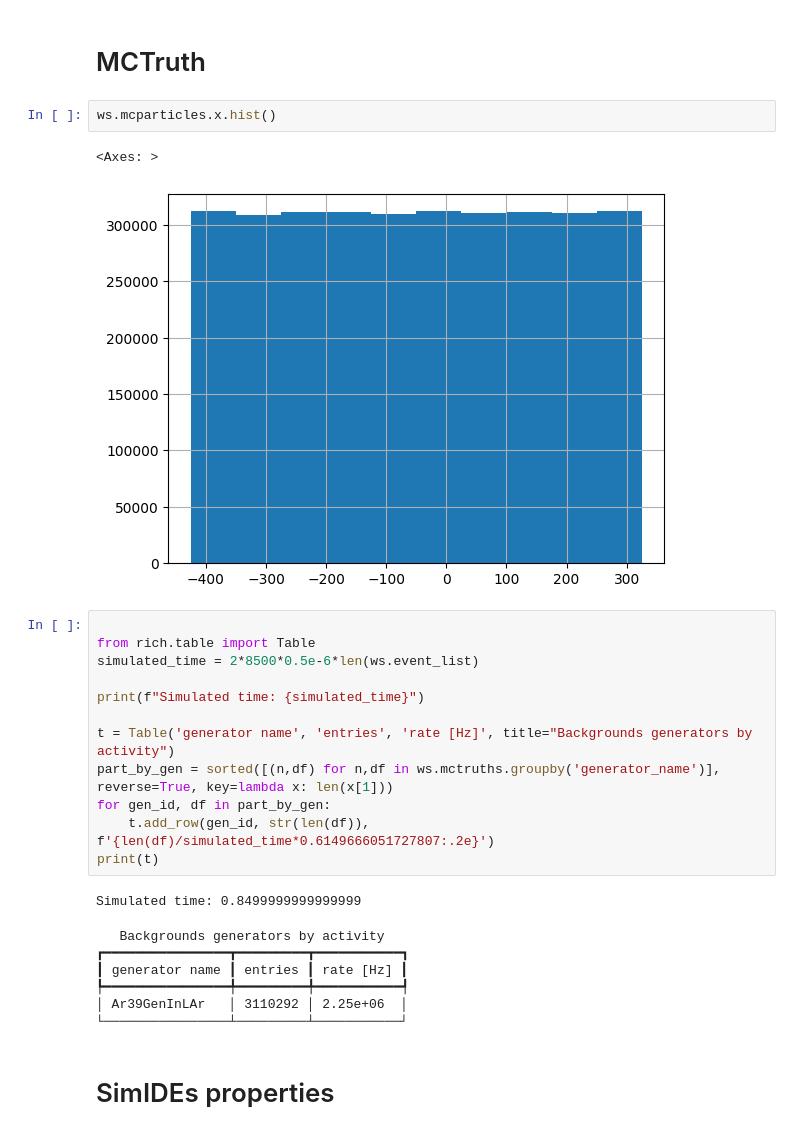
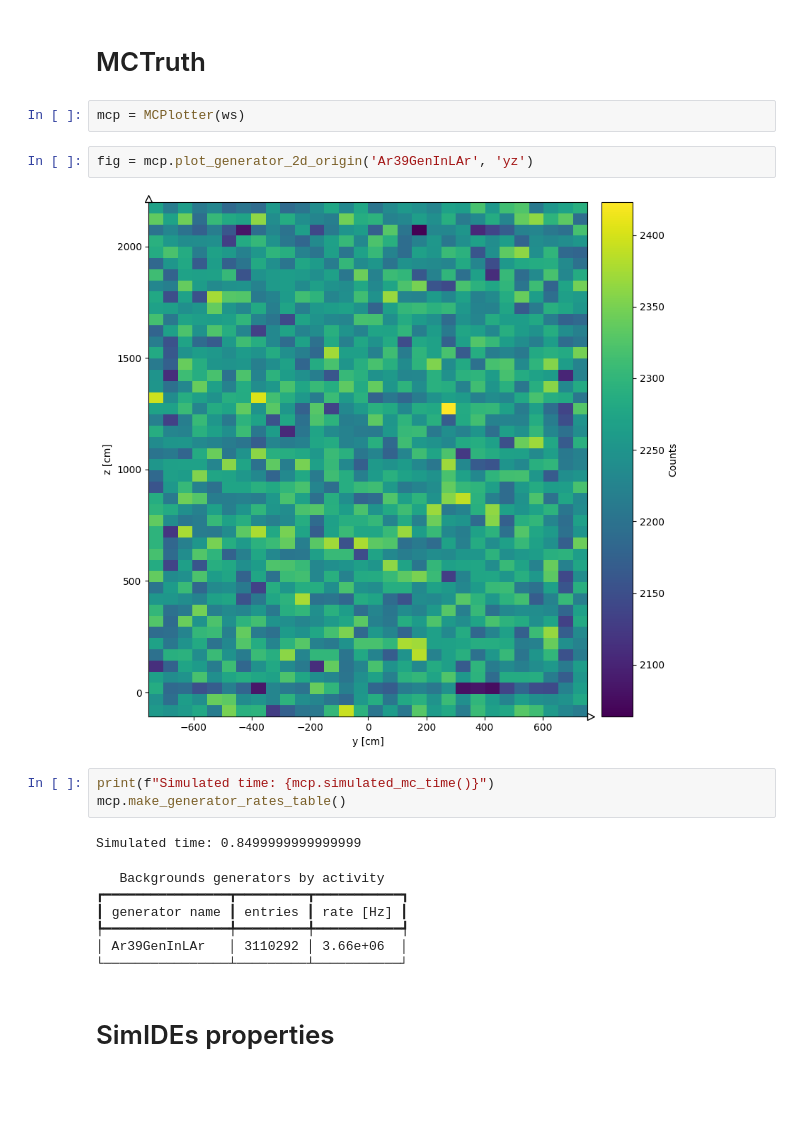
Before and after one commit to alessandrothea/tpvalidator, a Jupyter notebook: notebooks/devel/DetsimDebug_1x8x14.ipynb, the cells around one changed output. Saved outputs shown, nothing was run; the diff lists cells and outputs as text; blank space fills up the shorter version.

```diff
--- a/notebooks/devel/DetsimDebug_1x8x14.ipynb
+++ b/notebooks/devel/DetsimDebug_1x8x14.ipynb
@@ -84,31 +66,23 @@ calculate_trg_obj_rates(ws.tps.query('bt_is_signal==1 & readout_plane_id == 2'))
 2.436508235294118
 # %% [markdown]
 # MCTruth
+# %%
+mcp = MCPlotter(ws)
 # %%
-ws.mcparticles.x.hist()
+fig = mcp.plot_generator_2d_origin('Ar39GenInLAr', 'yz')
 # %% [output]
-<Axes: >
-[figure, old version]
+[figure, new version]
-# %%
-
-from rich.table import Table
-simulated_time = 2*8500*0.5e-6*len(ws.event_list)
-
-print(f"Simulated time: {simulated_time}")
-
-t = Table('generator name', 'entries', 'rate [Hz]', title="Backgrounds generators by activity")
-part_by_gen = sorted([(n,df) for n,df in ws.mctruths.groupby('generator_name')], reverse=True, key=lambda x: len(x[1]))
-for gen_id, df in part_by_gen:
-    t.add_row(gen_id, str(len(df)), f'{len(df)/simulated_time*0.6149666051727807:.2e}')
-print(t)
-# %% [output]
-Simulated time: 0.8499999999999999
-   Backgrounds generators by activity
-┏━━━━━━━━━━━━━━━━┳━━━━━━━━━┳━━━━━━━━━━━┓
-┃ generator name ┃ entries ┃ rate [Hz] ┃
-┡━━━━━━━━━━━━━━━━╇━━━━━━━━━╇━━━━━━━━━━━┩
-│ Ar39GenInLAr   │ 3110292 │ 2.25e+06  │
-└────────────────┴─────────┴───────────┘
+# %%
+print(f"Simulated time: {mcp.simulated_mc_time()}")
+mcp.make_generator_rates_table()
+# %% [output]
+Simulated time: 0.8499999999999999
+   Backgrounds generators by activity
+┏━━━━━━━━━━━━━━━━┳━━━━━━━━━┳━━━━━━━━━━━┓
+┃ generator name ┃ entries ┃ rate [Hz] ┃
+┡━━━━━━━━━━━━━━━━╇━━━━━━━━━╇━━━━━━━━━━━┩
+│ Ar39GenInLAr   │ 3110292 │ 3.66e+06  │
+└────────────────┴─────────┴───────────┘
 # %% [markdown]
 # SimIDEs properties
 # %%
```
Also changed, not shown: parts of 21 cells of this notebook, 10 other files.
